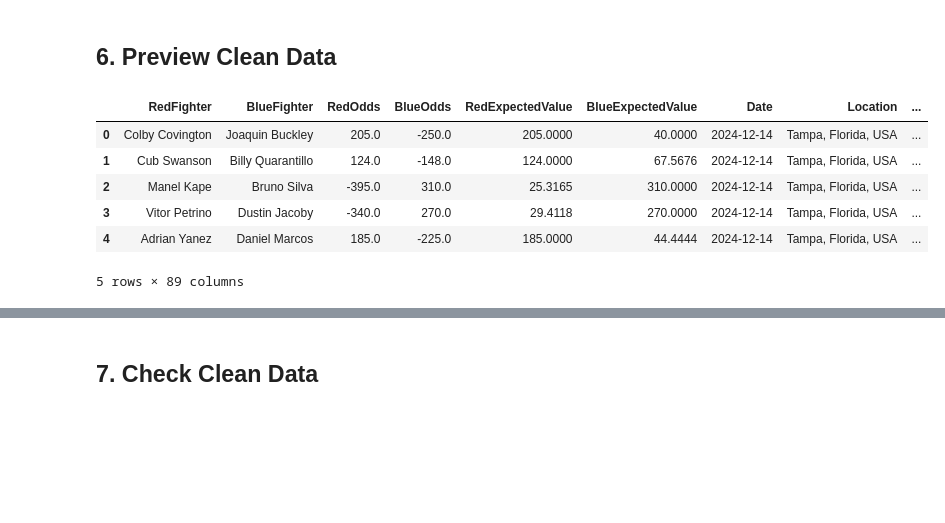
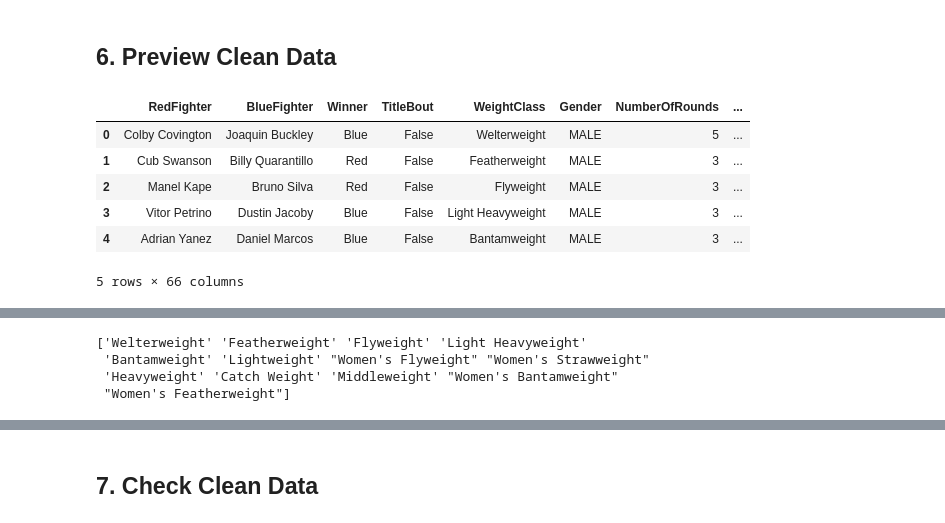
Before and after one commit to mfourier/ufc-predictor, a Jupyter notebook: notebooks/etl.ipynb, the cells around one changed output, grey strips where cells are left out. Saved outputs shown, nothing was run; the diff lists cells and outputs as text; code cells hidden in the pictures; blank space fills up the shorter version.

```diff
--- a/notebooks/etl.ipynb
+++ b/notebooks/etl.ipynb
@@ -49,3 +51,24 @@ memory usage: 5.8+ MB
+# %%
+ufc_raw = ufc_raw[['RedFighter', 'BlueFighter','Winner',
+       'TitleBout', 'WeightClass', 'Gender', 'NumberOfRounds',
+       'BlueCurrentLoseStreak', 'BlueCurrentWinStreak', 'BlueDraws',
+       'BlueLongestWinStreak', 'BlueLosses',
+       'BlueTotalRoundsFought', 'BlueTotalTitleBouts',
+       'BlueWinsByDecisionMajority', 'BlueWinsByDecisionSplit',
+       'BlueWinsByDecisionUnanimous', 'BlueWinsByKO', 'BlueWinsBySubmission',
+       'BlueWinsByTKODoctorStoppage', 'BlueWins', 'BlueStance',
+       'BlueHeightCms', 'BlueReachCms', 'BlueWeightLbs',
+       'RedCurrentLoseStreak', 'RedCurrentWinStreak', 'RedDraws',
+       'RedAvgSigStrLanded', 'RedAvgSigStrPct', 'RedAvgSubAtt',
+       'RedAvgTDLanded', 'RedAvgTDPct', 'RedLongestWinStreak', 'RedLosses',
+       'RedTotalRoundsFought', 'RedTotalTitleBouts',
+       'RedWinsByDecisionMajority', 'RedWinsByDecisionSplit',
+       'RedWinsByDecisionUnanimous', 'RedWinsByKO', 'RedWinsBySubmission',
+       'RedWinsByTKODoctorStoppage', 'RedWins', 'RedStance', 'RedHeightCms',
+       'RedReachCms', 'RedWeightLbs', 'RedAge', 'BlueAge', 'LoseStreakDif',
+       'WinStreakDif', 'LongestWinStreakDif', 'WinDif', 'LossDif',
+       'TotalRoundDif', 'TotalTitleBoutDif', 'KODif', 'SubDif', 'HeightDif',
+       'ReachDif', 'AgeDif', 'SigStrDif', 'AvgSubAttDif', 'AvgTDDif', 'BetterRank']]
 # %% [markdown]
 ## 4. Check
 # %%
@@ -82,36 +98,36 @@ Duplicate rows: 0
 #df.drop(columns=irrelevant, inplace=True, errors='ignore')
 
 # Remove duplicate rows
-df.drop_duplicates(inplace=True)
+#ufc_raw.drop_duplicates(inplace=True)
 
 # Drop columns with too many null values (threshold: 30%)
-threshold = 0.3 * len(df)
-cols_to_drop = [col for col in df.columns if df[col].isnull().sum() > threshold]
-df.drop(columns=cols_to_drop, inplace=True)
+threshold = 0.3 * len(ufc_raw)
+cols_to_drop = [col for col in ufc_raw.columns if ufc_raw[col].isnull().sum() > threshold]
+ufc_raw.drop(columns=cols_to_drop, inplace=True)
 
 # Fill remaining null values with mean or mode, depending on the data type
-for col in df.columns:
-    if df[col].dtype == 'object':
-        mode = df[col].mode()[0]
-        df[col] = df[col].fillna(mode)
+for col in ufc_raw.columns:
+    if ufc_raw[col].dtype == 'object':
+        mode = ufc_raw[col].mode()[0]
+        ufc_raw[col] = ufc_raw[col].fillna(mode)
     else:
-        mean = df[col].mean()
-        df[col] = df[col].fillna(mean)
+        mean = ufc_raw[col].mean()
+        ufc_raw[col] = ufc_raw[col].fillna(mean)
 # %% [markdown]
 ## 6. Preview Clean Data
 # %%
 # Preview the first few records
-display(df.head())
+display(ufc_raw.head())
 
 # General dataset information
-df.info()
+ufc_raw.info()
 # %% [output]
-|  | RedFighter | BlueFighter | RedOdds | BlueOdds | RedExpectedValue | BlueExpectedValue | Date | Location | ... |
-| 0 | Colby Covington | Joaquin Buckley | 205.0 | -250.0 | 205.0000 | 40.0000 | 2024-12-14 | Tampa, Florida, USA | ... |
-| 1 | Cub Swanson | Billy Quarantillo | 124.0 | -148.0 | 124.0000 | 67.5676 | 2024-12-14 | Tampa, Florida, USA | ... |
-| 2 | Manel Kape | Bruno Silva | -395.0 | 310.0 | 25.3165 | 310.0000 | 2024-12-14 | Tampa, Florida, USA | ... |
-| 3 | Vitor Petrino | Dustin Jacoby | -340.0 | 270.0 | 29.4118 | 270.0000 | 2024-12-14 | Tampa, Florida, USA | ... |
-| 4 | Adrian Yanez | Daniel Marcos | 185.0 | -225.0 | 185.0000 | 44.4444 | 2024-12-14 | Tampa, Florida, USA | ... |
+|  | RedFighter | BlueFighter | Winner | TitleBout | WeightClass | Gender | NumberOfRounds | ... |
+| 0 | Colby Covington | Joaquin Buckley | Blue | False | Welterweight | MALE | 5 | ... |
+| 1 | Cub Swanson | Billy Quarantillo | Red | False | Featherweight | MALE | 3 | ... |
+| 2 | Manel Kape | Bruno Silva | Red | False | Flyweight | MALE | 3 | ... |
+| 3 | Vitor Petrino | Dustin Jacoby | Blue | False | Light Heavyweight | MALE | 3 | ... |
+| 4 | Adrian Yanez | Daniel Marcos | Blue | False | Bantamweight | MALE | 3 | ... |
-5 rows × 89 columns
+5 rows × 66 columns
 <class 'pandas.core.frame.DataFrame'>
 RangeIndex: 6541 entries, 0 to 6540
@@ -132,0 +149,7 @@ memory usage: 4.4+ MB
+# %%
+print(ufc_raw['WeightClass'].unique())
+# %% [output]
+['Welterweight' 'Featherweight' 'Flyweight' 'Light Heavyweight'
+ 'Bantamweight' 'Lightweight' "Women's Flyweight" "Women's Strawweight"
+ 'Heavyweight' 'Catch Weight' 'Middleweight' "Women's Bantamweight"
+ "Women's Featherweight"]
```
Also changed, not shown: parts of 11 cells of this notebook, 1 other file.
